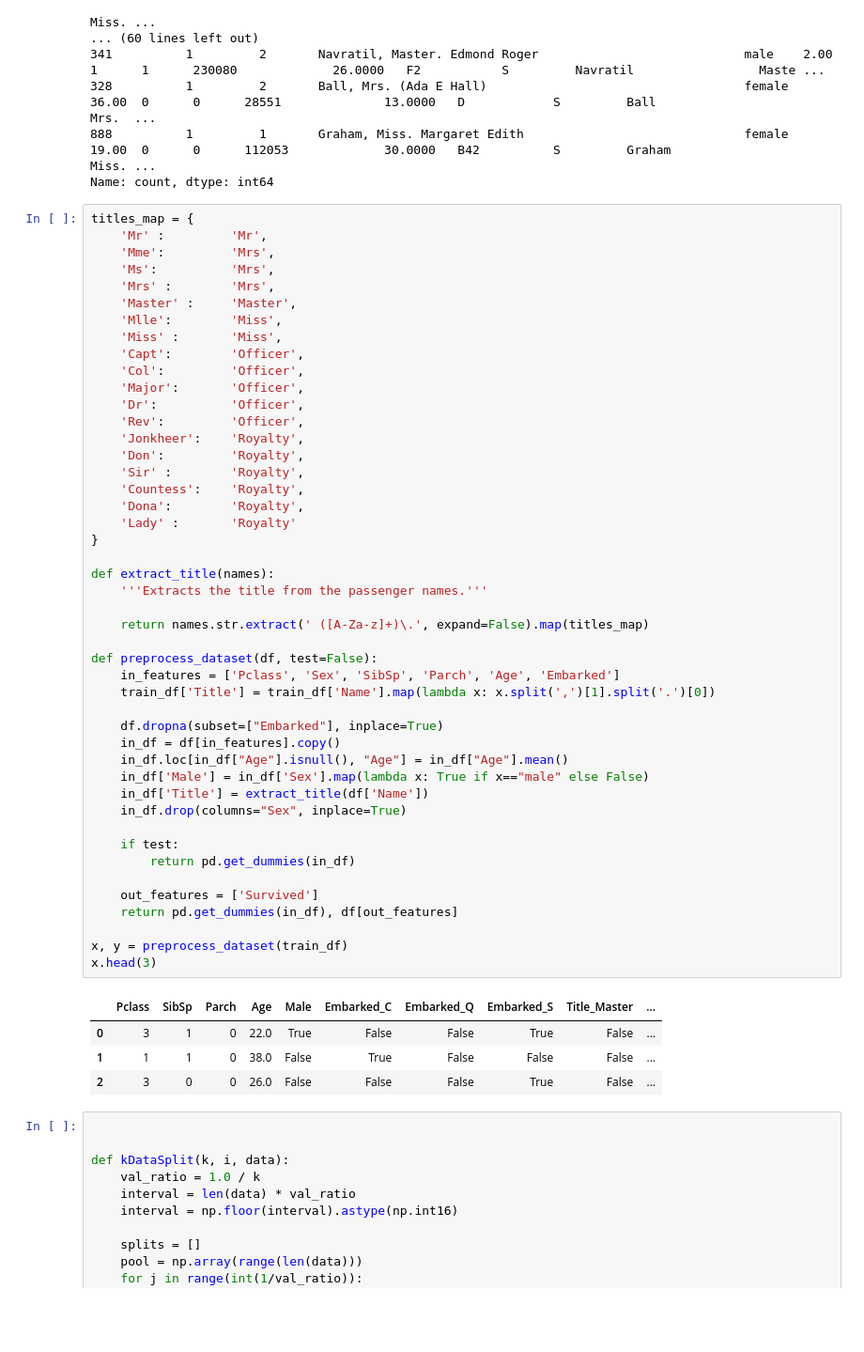
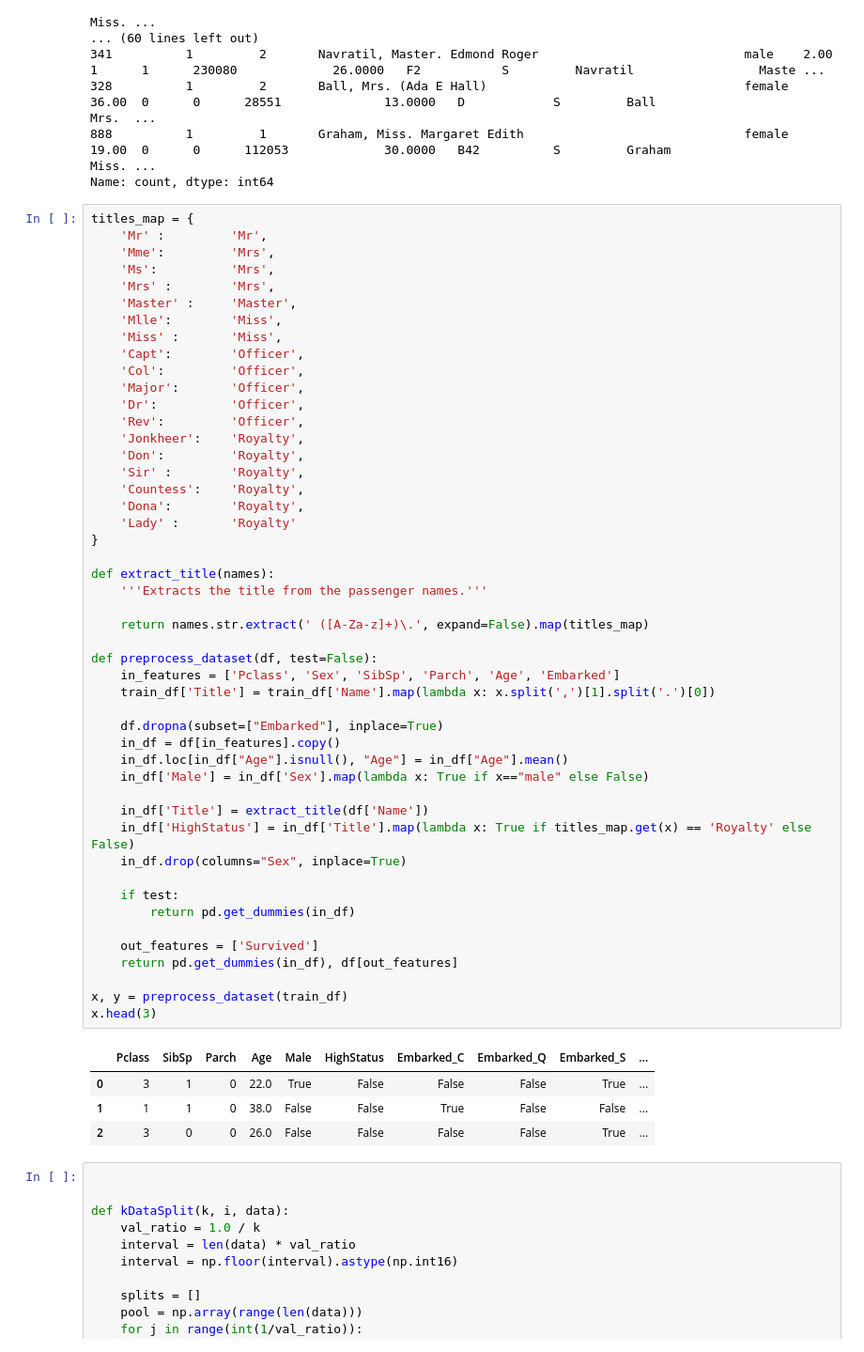
Before and after one commit to tomislavrekic/MLOps-Testing, a Jupyter notebook: src/titanic.ipynb, the cells around one changed output. Shown: that part at 94% size. Drawn from its saved outputs; the diff is of its cells as text; blank space fills up the shorter version.

```diff
--- a/src/titanic.ipynb
+++ b/src/titanic.ipynb
@@ -150,37 +150,39 @@ titles_map = {
     'Countess':    'Royalty',
     'Dona':        'Royalty',
     'Lady' :       'Royalty'
 }
 
 def extract_title(names):
     '''Extracts the title from the passenger names.'''
 
     return names.str.extract(' ([A-Za-z]+)\.', expand=False).map(titles_map)
 
 def preprocess_dataset(df, test=False):
     in_features = ['Pclass', 'Sex', 'SibSp', 'Parch', 'Age', 'Embarked']
     train_df['Title'] = train_df['Name'].map(lambda x: x.split(',')[1].split('.')[0])
 
     df.dropna(subset=["Embarked"], inplace=True)
     in_df = df[in_features].copy()
     in_df.loc[in_df["Age"].isnull(), "Age"] = in_df["Age"].mean()
     in_df['Male'] = in_df['Sex'].map(lambda x: True if x=="male" else False)
+
     in_df['Title'] = extract_title(df['Name'])
+    in_df['HighStatus'] = in_df['Title'].map(lambda x: True if titles_map.get(x) == 'Royalty' else False)
     in_df.drop(columns="Sex", inplace=True)
 
     if test:
         return pd.get_dummies(in_df)
 
     out_features = ['Survived']
     return pd.get_dummies(in_df), df[out_features]
 
 x, y = preprocess_dataset(train_df)
 x.head(3)
 # %% [output]
-|  | Pclass | SibSp | Parch | Age | Male | Embarked_C | Embarked_Q | Embarked_S | Title_Master | ... |
-| 0 | 3 | 1 | 0 | 22.0 | True | False | False | True | False | ... |
-| 1 | 1 | 1 | 0 | 38.0 | False | True | False | False | False | ... |
-| 2 | 3 | 0 | 0 | 26.0 | False | False | False | True | False | ... |
+|  | Pclass | SibSp | Parch | Age | Male | HighStatus | Embarked_C | Embarked_Q | Embarked_S | ... |
+| 0 | 3 | 1 | 0 | 22.0 | True | False | False | False | True | ... |
+| 1 | 1 | 1 | 0 | 38.0 | False | False | True | False | False | ... |
+| 2 | 3 | 0 | 0 | 26.0 | False | False | False | False | True | ... |
 # %%
 
 
```
